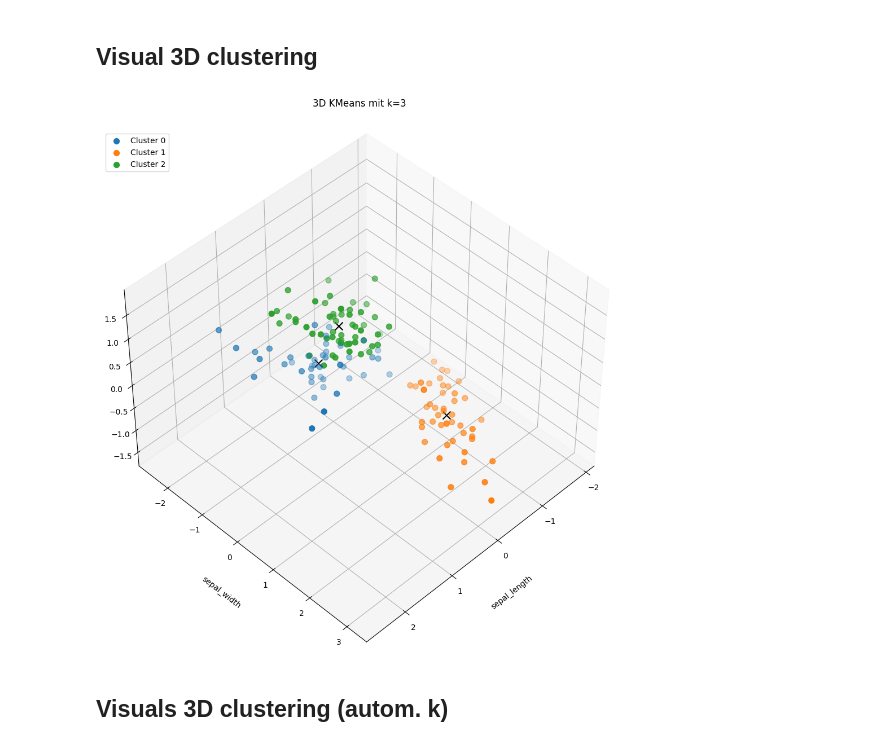
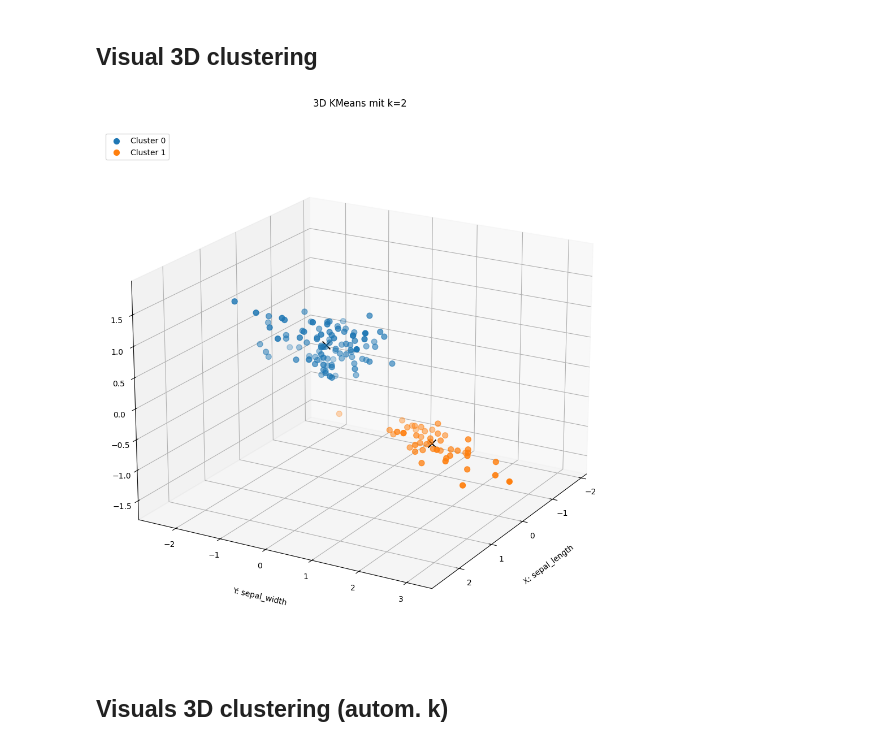
Before and after one commit to axellotl22/progback, a Jupyter notebook: notebooks/visual_response.ipynb, the cells around one changed output. Drawn from its saved outputs; the diff is of its cells as text; code cells hidden in the pictures.

```diff
--- a/notebooks/visual_response.ipynb
+++ b/notebooks/visual_response.ipynb
@@ -137,7 +137,7 @@ params = {
     "Column 3": 2,
     "distance_metric": "EUCLIDEAN",
     "kmeans_type": "OptimizedKMeans",
-    "k_clusters": 3,
+    "k_clusters": 2,
     "user_id": 0,
     "request_id": 0
 }
@@ -151,46 +151,43 @@ response = requests.post(url, files=files, params=params)
 
 # Lade JSON-Antwort in Variable
 result = response.json()
 
 # Erstelle 3D-Plot
-fig = plt.figure(figsize=(10, 10))  # Erhöhte Grafikgröße
+fig = plt.figure(figsize=(10, 10))
 ax = fig.add_subplot(111, projection='3d')
 
 # Gehe durch jeden Cluster
 for cluster in result["cluster"]:
     centroid = cluster["centroid"]
     points = cluster["points"]
 
     # Extrahiere Datenpunkte
     point_x = [p["x"] for p in points]
     point_y = [p["y"] for p in points]
     point_z = [p["z"] for p in points]
 
     # Plotte Cluster
     ax.scatter(point_x, point_y, point_z, s=50, label=f"Cluster {cluster['clusterNr']}")
 
     # Plotte Zentroid
     ax.scatter(centroid["x"], centroid["y"], centroid["z"], color="black", marker="x", s=100)
 
-# Achsenbeschriftung mit erhöhtem Abstand (labelpad)
-ax.set_xlabel(result["x_label"], labelpad=20)
-ax.set_ylabel(result["y_label"], labelpad=20)
-ax.set_zlabel("Z Label", labelpad=20)  # Da es kein z_label gibt, verwenden Sie einen Platzhalter.
+# Achsenbeschriftung
+ax.set_xlabel(f"X: {result['x_label']}", labelpad=20)
+ax.set_ylabel(f"Y: {result['y_label']}", labelpad=20)
+ax.set_zlabel(f"Z: {result['z_label']}", labelpad=20)
 
-# Verbesserte Grafikoptionen
-ax.grid(True)  # Gitterlinien hinzufügen
-ax.view_init(45, 45)  # Ansichtswinkel anpassen
+# Grafikoptionen
+ax.grid(True)
+ax.view_init(elev=20, azim=30)
 
-# Platzierung von Titel und Legende anpassen
 ax.legend(loc='upper left')
-ax.set_title(f"3D KMeans mit k={len(result['cluster'])}", pad=30)  # Erhöhter Abstand des Titels
+ax.set_title(f"3D KMeans mit k={len(result['cluster'])}", pad=30)
 
-# Optimiert das Layout
 plt.tight_layout()
-
 plt.show()
 # %% [output]
-[figure, old version]
+[figure, new version]
 # %% [markdown]
 ## Visuals 3D clustering (autom. k)
 # %%
```
Also changed, not shown: parts of 3 cells of this notebook, 2 other files.
